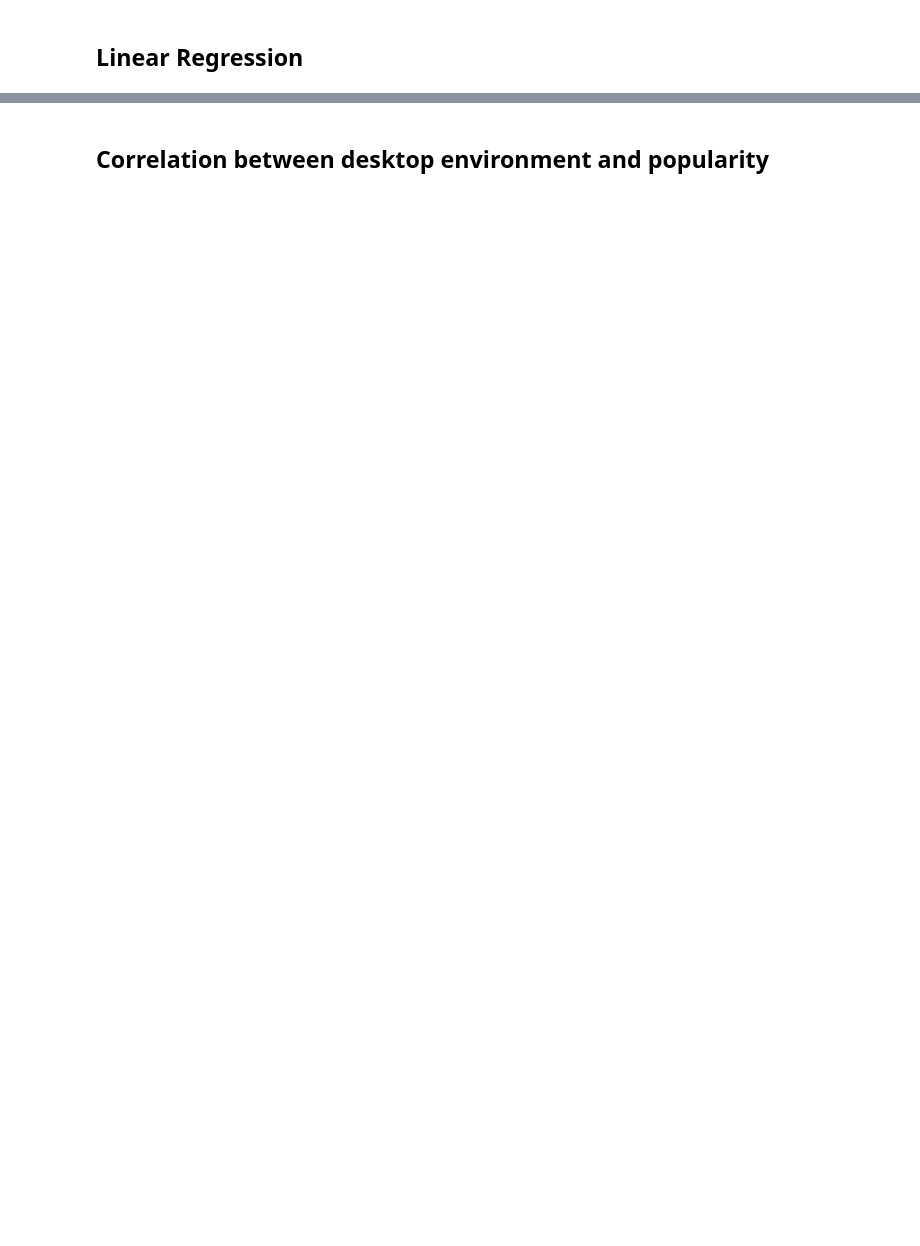
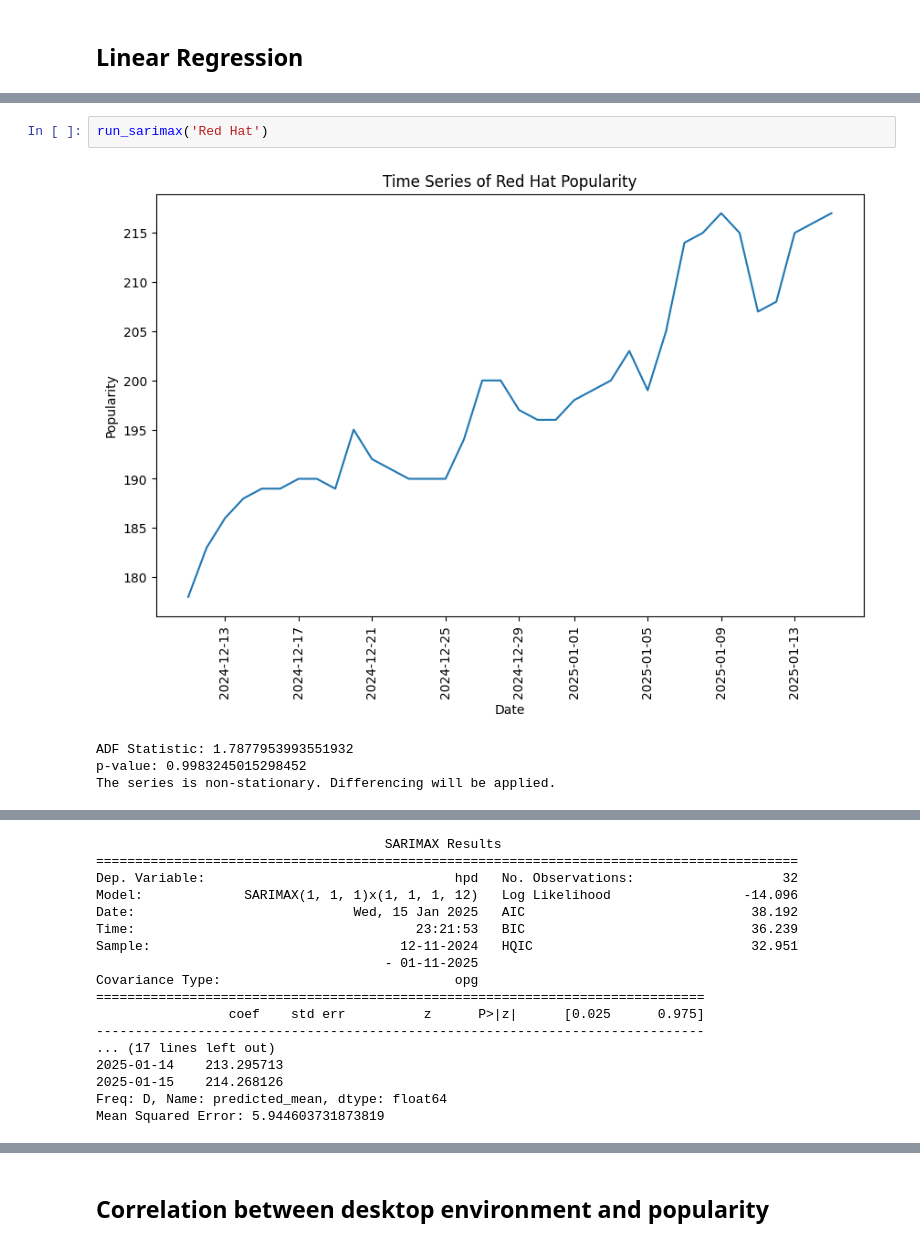
Before and after one commit to apavazza/linux-distros, a Jupyter notebook: linux_distros.ipynb, the cells around one changed output, grey strips where cells are left out. Drawn from its saved outputs; the diff is of its cells as text; blank space fills up the shorter version.

```diff
--- a/linux_distros.ipynb
+++ b/linux_distros.ipynb
@@ -403,0 +652,7 @@ plt.show()
+# %%
+run_sarimax('Red Hat')
+# %% [output]
+[figure, added]
+ADF Statistic: 1.7877953993551932
+p-value: 0.9983245015298452
+The series is non-stationary. Differencing will be applied.
@@ -403,0 +660,17 @@ plt.show()
+                                     SARIMAX Results
+==========================================================================================
+Dep. Variable:                                hpd   No. Observations:                   32
+Model:             SARIMAX(1, 1, 1)x(1, 1, 1, 12)   Log Likelihood                 -14.096
+Date:                            Wed, 15 Jan 2025   AIC                             38.192
+Time:                                    23:21:53   BIC                             36.239
+Sample:                                12-11-2024   HQIC                            32.951
+                                     - 01-11-2025
+Covariance Type:                              opg
+==============================================================================
+                 coef    std err          z      P>|z|      [0.025      0.975]
+------------------------------------------------------------------------------
+... (17 lines left out)
+2025-01-14    213.295713
+2025-01-15    214.268126
+Freq: D, Name: predicted_mean, dtype: float64
+Mean Squared Error: 5.944603731873819
```
Also changed, not shown: parts of 50 cells of this notebook, 1 other file.
